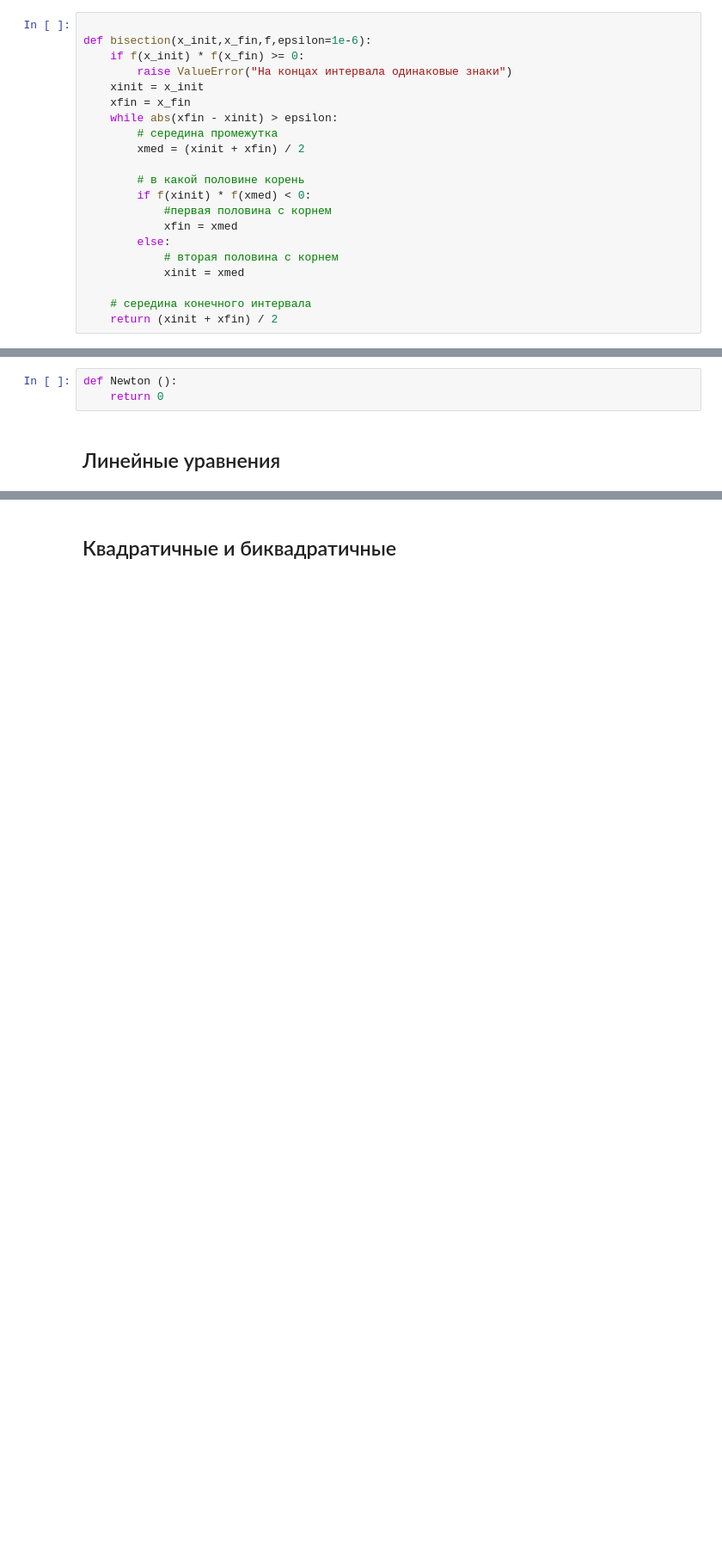
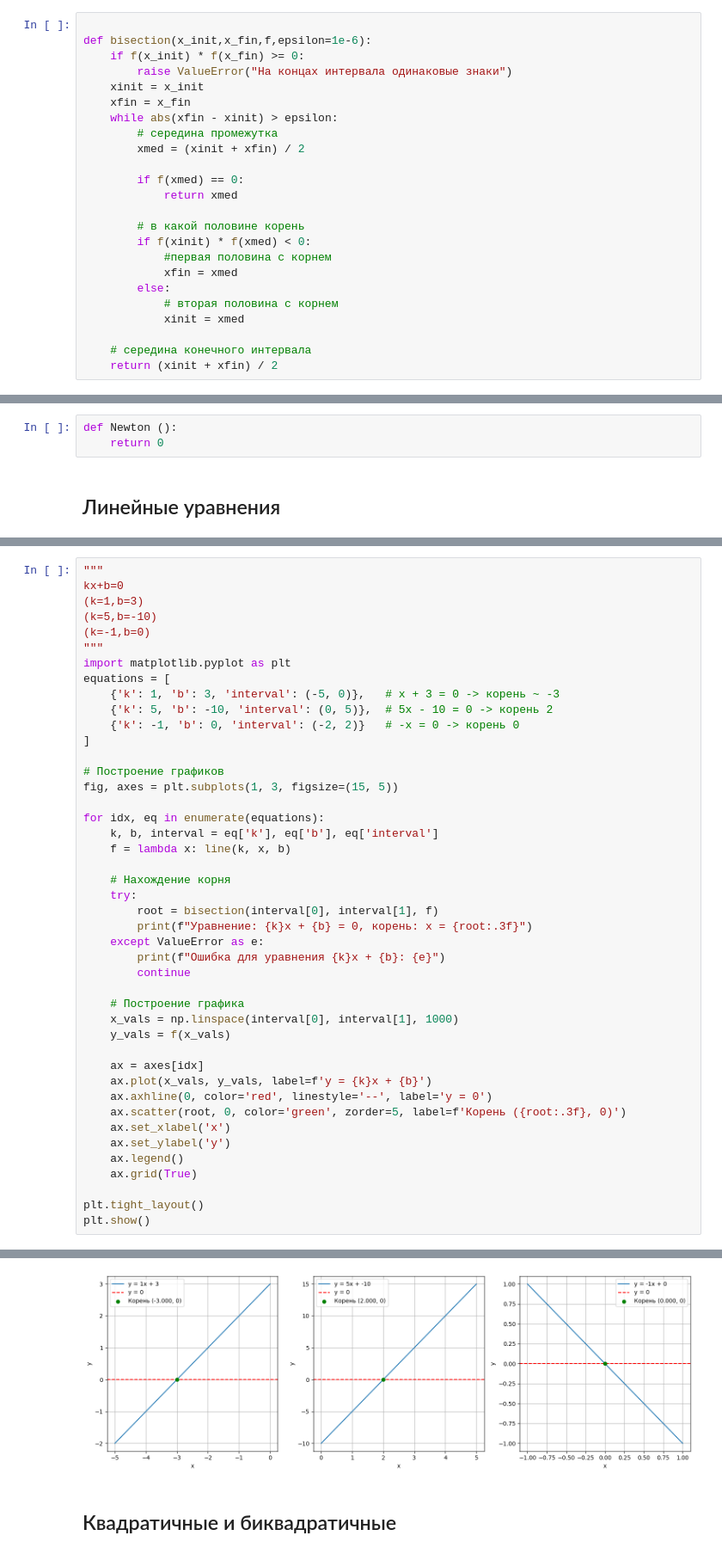
Before and after one commit to Irina-ferr/automation-of-biomedical-information-processing, a Jupyter notebook: lecture 1/1.ipynb, the cells around one changed output, grey strips where cells are left out. Shown at 86% size. Saved outputs shown, nothing was run; the diff lists cells and outputs as text; blank space fills up the shorter version.

```diff
--- a/lecture 1/1.ipynb
+++ b/lecture 1/1.ipynb
@@ -25,6 +25,9 @@ def bisection(x_init,x_fin,f,epsilon=1e-6):
         # середина промежутка
         xmed = (xinit + xfin) / 2
 
+        if f(xmed) == 0:
+            return xmed
+
         # в какой половине корень
         if f(xinit) * f(xmed) < 0:
             #первая половина с корнем
@@ -56,0 +53,45 @@ kx+b=0
+# %%
+"""
+kx+b=0
+(k=1,b=3)
+(k=5,b=-10)
+(k=-1,b=0)
+"""
+import matplotlib.pyplot as plt
+equations = [
+    {'k': 1, 'b': 3, 'interval': (-5, 0)},   # x + 3 = 0 -> корень ~ -3
+    {'k': 5, 'b': -10, 'interval': (0, 5)},  # 5x - 10 = 0 -> корень 2
+    {'k': -1, 'b': 0, 'interval': (-2, 2)}   # -x = 0 -> корень 0
+]
+
+# Построение графиков
+fig, axes = plt.subplots(1, 3, figsize=(15, 5))
+
+for idx, eq in enumerate(equations):
+    k, b, interval = eq['k'], eq['b'], eq['interval']
+    f = lambda x: line(k, x, b)
+
+    # Нахождение корня
+    try:
+        root = bisection(interval[0], interval[1], f)
+        print(f"Уравнение: {k}x + {b} = 0, корень: x = {root:.3f}")
+    except ValueError as e:
+        print(f"Ошибка для уравнения {k}x + {b}: {e}")
+        continue
+
+    # Построение графика
+    x_vals = np.linspace(interval[0], interval[1], 1000)
+    y_vals = f(x_vals)
+
+    ax = axes[idx]
+    ax.plot(x_vals, y_vals, label=f'y = {k}x + {b}')
+    ax.axhline(0, color='red', linestyle='--', label='y = 0')
+    ax.scatter(root, 0, color='green', zorder=5, label=f'Корень ({root:.3f}, 0)')
+    ax.set_xlabel('x')
+    ax.set_ylabel('y')
+    ax.legend()
+    ax.grid(True)
+
+plt.tight_layout()
+plt.show()
+# %% [output]
@@ -57,3 +101,4 @@ kx+b=0
+[figure, added]
 # %% [markdown]
 ## Квадратичные и биквадратичные
 # %%
```
Also changed, not shown: parts of 2 cells of this notebook.
